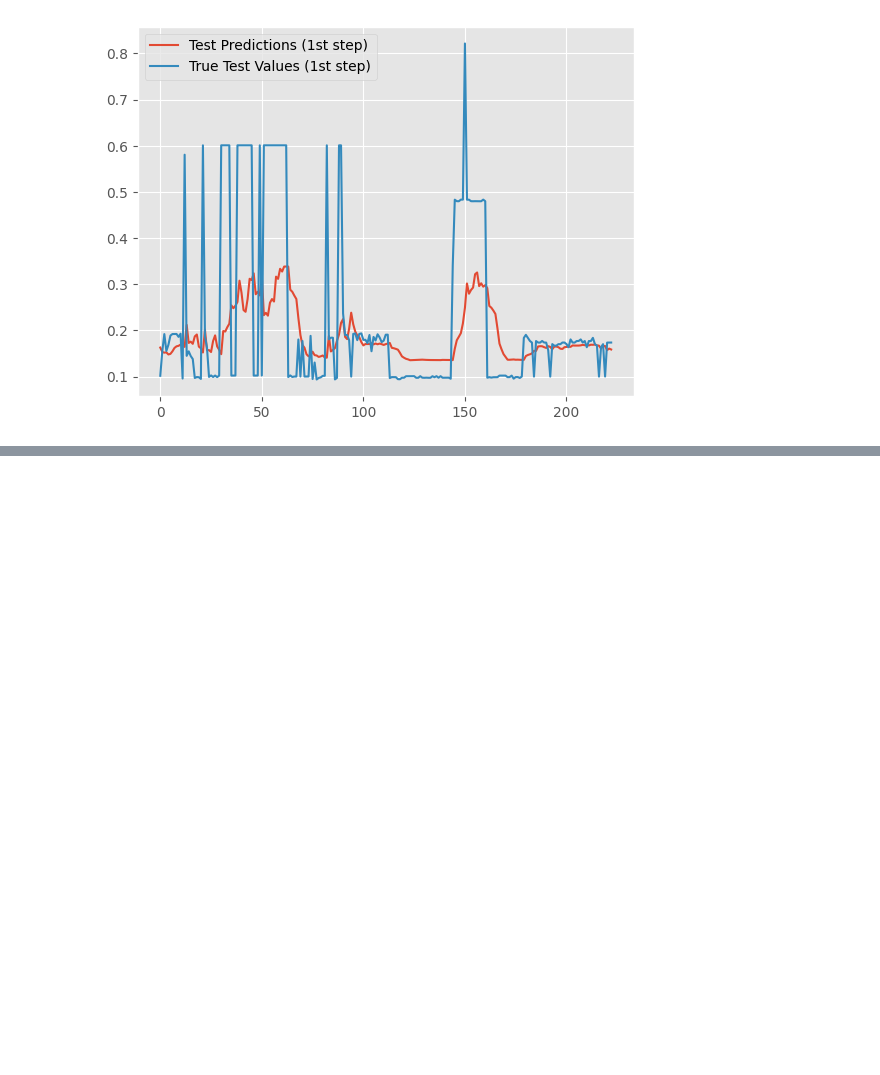
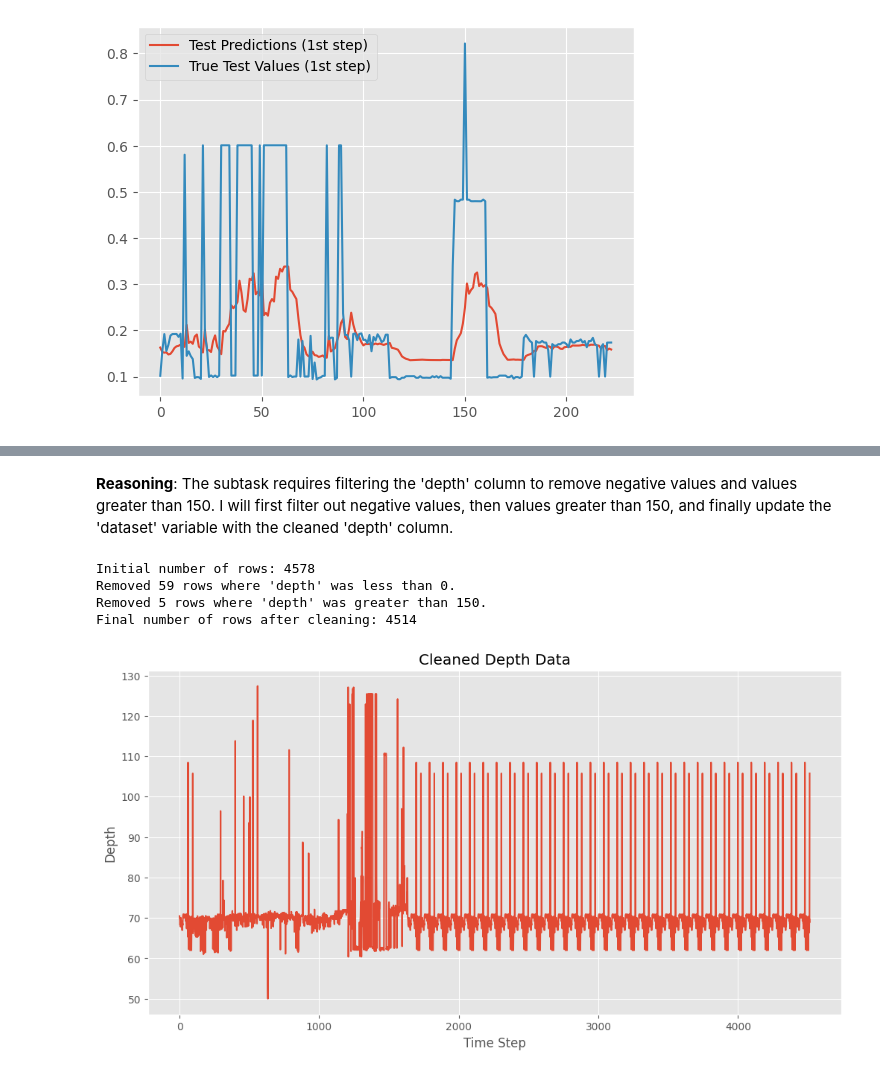
Before and after one commit to zahwa001/TA_Zahwa, a Jupyter notebook: lstm_flood.ipynb, the cells around one changed output, grey strips where cells are left out. Drawn from its saved outputs; the diff is of its cells as text; code cells hidden in the pictures; blank space fills up the shorter version.

```diff
--- a/lstm_flood.ipynb
+++ b/lstm_flood.ipynb
@@ -309,0 +253,42 @@ def predict(item: Item):
+# %% [markdown]
+**Reasoning**:
+The subtask requires filtering the 'depth' column to remove negative values and values greater than 150. I will first filter out negative values, then values greater than 150, and finally update the 'dataset' variable with the cleaned 'depth' column.
+# %%
+print(f"Initial number of rows: {len(df)}")
+
+# Remove rows where 'depth' is less than 0
+initial_rows_before_neg_filter = len(df)
+df = df[df['depth'] >= 0]
+removed_neg_depth_rows = initial_rows_before_neg_filter - len(df)
+if removed_neg_depth_rows > 0:
+    print(f"Removed {removed_neg_depth_rows} rows where 'depth' was less than 0.")
+else:
+    print("No rows with 'depth' less than 0 found.")
+
+# Remove rows where 'depth' is greater than 150
+initial_rows_before_high_filter = len(df)
+df = df[df['depth'] <= 150]
+removed_high_depth_rows = initial_rows_before_high_filter - len(df)
+if removed_high_depth_rows > 0:
+    print(f"Removed {removed_high_depth_rows} rows where 'depth' was greater than 150.")
+else:
+    print("No rows with 'depth' greater than 150 found.")
+
+print(f"Final number of rows after cleaning: {len(df)}")
+
+# Convert the cleaned 'depth' column to a numpy array
+dataset = df['depth'].values.astype('float32')
+
+# Plot the cleaned dataset
+plt.figure(figsize=(12, 6))
+plt.plot(dataset)
+plt.title('Cleaned Depth Data')
+plt.xlabel('Time Step')
+plt.ylabel('Depth')
+plt.show()
+# %% [output]
+Initial number of rows: 4578
+Removed 59 rows where 'depth' was less than 0.
+Removed 5 rows where 'depth' was greater than 150.
+Final number of rows after cleaning: 4514
+[figure, added]
```
Also changed, not shown: parts of 40 cells of this notebook.
